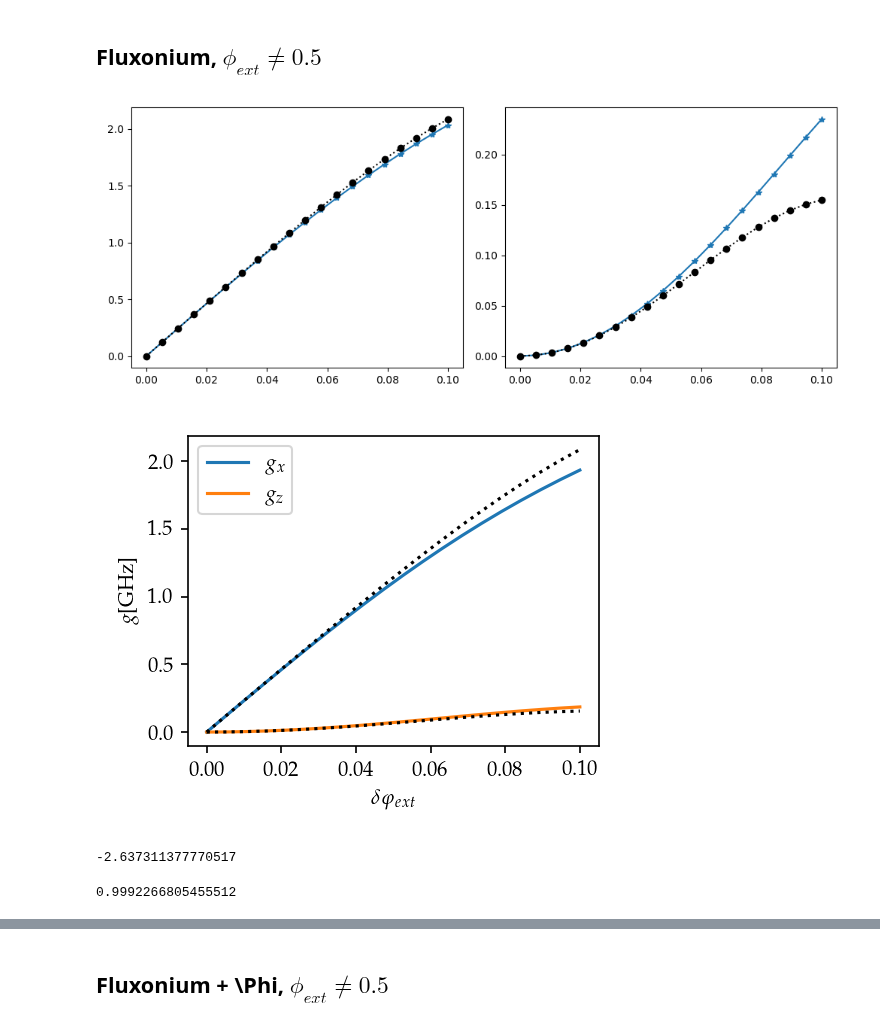
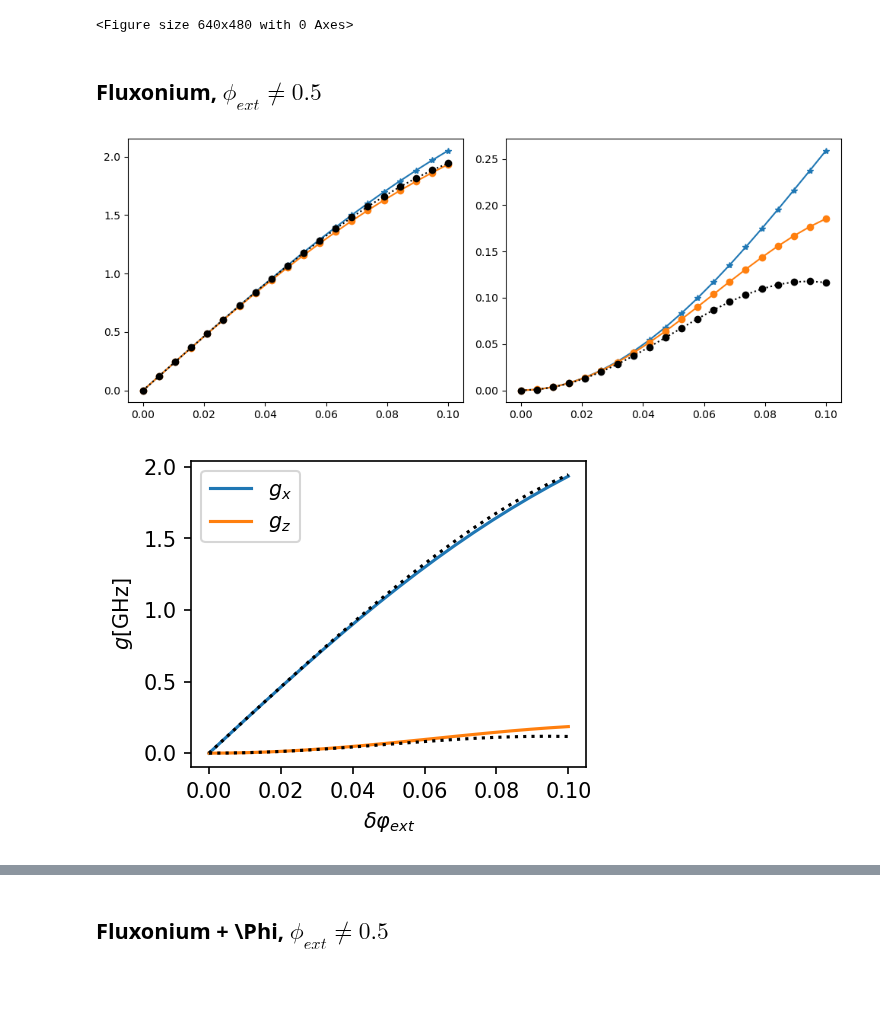
Before and after one commit to GabrielJauma/tunable-capacitive-coupling-flux-qubits, a Jupyter notebook: uni_cell/unit_cell_effective_hamiltonians.ipynb, the cells around one changed output, grey strips where cells are left out. Drawn from its saved outputs; the diff is of its cells as text; code cells hidden in the pictures; blank space fills up the shorter version.

```diff
--- a/uni_cell/unit_cell_effective_hamiltonians.ipynb
+++ b/uni_cell/unit_cell_effective_hamiltonians.ipynb
@@ -8,18 +8,20 @@ import matplotlib.pyplot as plt
 import importlib
 import scipy as sp
 
-%matplotlib ipympl
-plt.rcParams.update({
-    "text.usetex": True,
-    "font.family": "serif",
-    "font.serif": ["Palatino"],
-})
-# plt.rcParams['text.usetex'] = False
+# %matplotlib ipympl
+# plt.rcParams.update({
+#     "text.usetex": True,
+#     "font.family": "serif",
+#     "font.serif": ["Palatino"],
+# })
+plt.rcParams['text.usetex'] = False
 importlib.reload(sq_ext)
 importlib.reload(sq)
 importlib.reload(figs)
 np.set_printoptions(linewidth=300, formatter={'float': '{:.12f}'.format})
 # np.set_printoptions(linewidth=200, formatter={'float': '{:.1e}'.format})
+# %% [output]
+<Figure size 640x480 with 0 Axes>
 # %%
 nH   = 1e-9
 fF   = 1e-15
@@ -47,7 +43,7 @@ E_0, ψ_0 = sq_ext.diag(H_0, 3, solver='numpy')
 # %%
 N_elements = 1
 basis_states = [(0,), (1,)]
-max_excitations_mediating_states=2
+max_excitations_mediating_states=4
 mediating_states = sq_ext.generate_mediating_states(N_elements, basis_states, max_excitations_mediating_states)
 
 labels_low = [f'({i})' for i in basis_states]
@@ -108,7 +77,7 @@ Pauli_SWT = np.array(Pauli_SWT)
 
 labels = ['I', 'σx', 'σy', 'σz']
 
-Pauli_decomp_list = [ Pauli_p2]
+Pauli_decomp_list = [ Pauli_p2, Pauli_SWT]
 markers= [ '*', 'o']
 
 fig, (ax1, ax2) = plt.subplots(ncols=2, figsize = [10,4])
@@ -117,56 +86,44 @@ for i, Pauli_decomp in enumerate(Pauli_decomp_list):
     ax1.plot(δφ_ext, Pauli_decomp[:,1]-Pauli_decomp[0,1], label=labels[1], marker=markers[i])
     ax2.plot(δφ_ext, Pauli_decomp[:,-1]-Pauli_decomp[0,-1], label=labels[-1], marker=markers[i])
 
-# ax1.plot(δφ_ext, σx_p1, ':k', marker='*')
-# ax2.plot(δφ_ext, σz_p1, ':k', marker='*')
 
-ax1.plot(δφ_ext, σx_p2, ':k', marker='o')
-ax2.plot(δφ_ext, σz_p2, ':k', marker='o')
-
-
+ax1.plot(δφ_ext, gx_p2, ':k', marker='o')
+ax2.plot(δφ_ext, gz_p2, ':k', marker='o')
 
 fig.tight_layout()
-fig.show()
+# fig.show()
 # %% [output]
-[figure, old version]
+[figure, new version]
 # %%
 
 δφ_ext = (φ_ext_values-0.5)
 
 labels = ['I', '$g_x$', '$g_y$', '$g_z$']
 
 Pauli_decomp_list = [ Pauli_SWT]
 markers= ['None', '*', 'o']
 
 fig, ax = plt.subplots(dpi=150, figsize=np.array([5,4])*0.7)
 
 for i, Pauli_decomp in enumerate(Pauli_decomp_list):
     ax .plot(δφ_ext, Pauli_decomp[:,1]-Pauli_decomp[0,1], label=labels[1], marker=markers[i])
     ax .plot(δφ_ext, Pauli_decomp[:,-1]-Pauli_decomp[0,-1], label=labels[-1], marker=markers[i])
 
 # ax1.plot(δφ_ext, σx_p1, ':k', marker='*')
 # ax2.plot(δφ_ext, σz_p1, ':k', marker='*')
 
-ax .plot(δφ_ext, σx_p2, ':k')
-ax .plot(δφ_ext, σz_p2, ':k')
+ax .plot(δφ_ext, gx_p2, ':k')
+ax .plot(δφ_ext, gz_p2, ':k')
 ax.legend()
 ax.set_xlabel(r'$\delta \varphi_{ext}$')
 ax.set_ylabel(r'$g$[GHz]')
 
 
 fig.tight_layout()
 figs.export('fluxonium_vs_phi_ext.pdf',fig)
 fig.show()
 # %% [output]
-[figure, old version]
+[figure, new version]
-# %%
-((Pauli_decomp[:,-1]-Pauli_decomp[0,-1])/ σz_p2)[2]**-1
-# %% [output]
--2.637311377770517
-# %%
-((Pauli_decomp[:,1]-Pauli_decomp[0,1])/ σx_p2)[2]
-# %% [output]
-0.9992266805455512
 # %%
 sq_ext.plot_second_order_contributions(H_eff_decomp,labels_low, labels_high)
 # %% [output]
```
Also changed, not shown: parts of 15 cells of this notebook, 2 other files.
